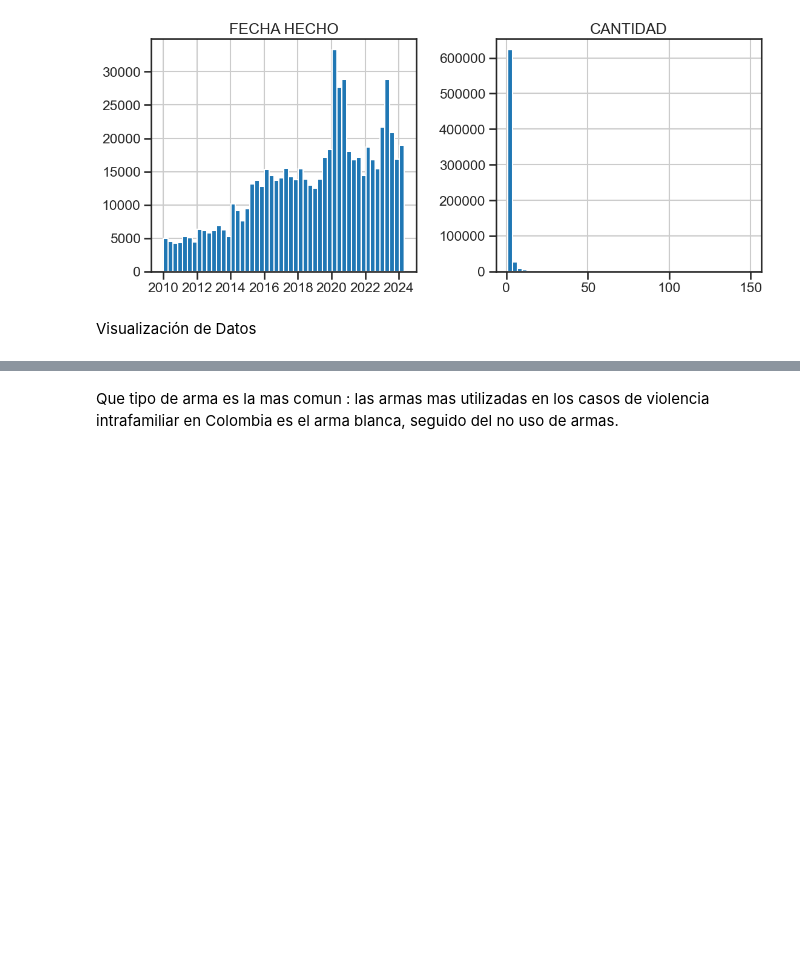
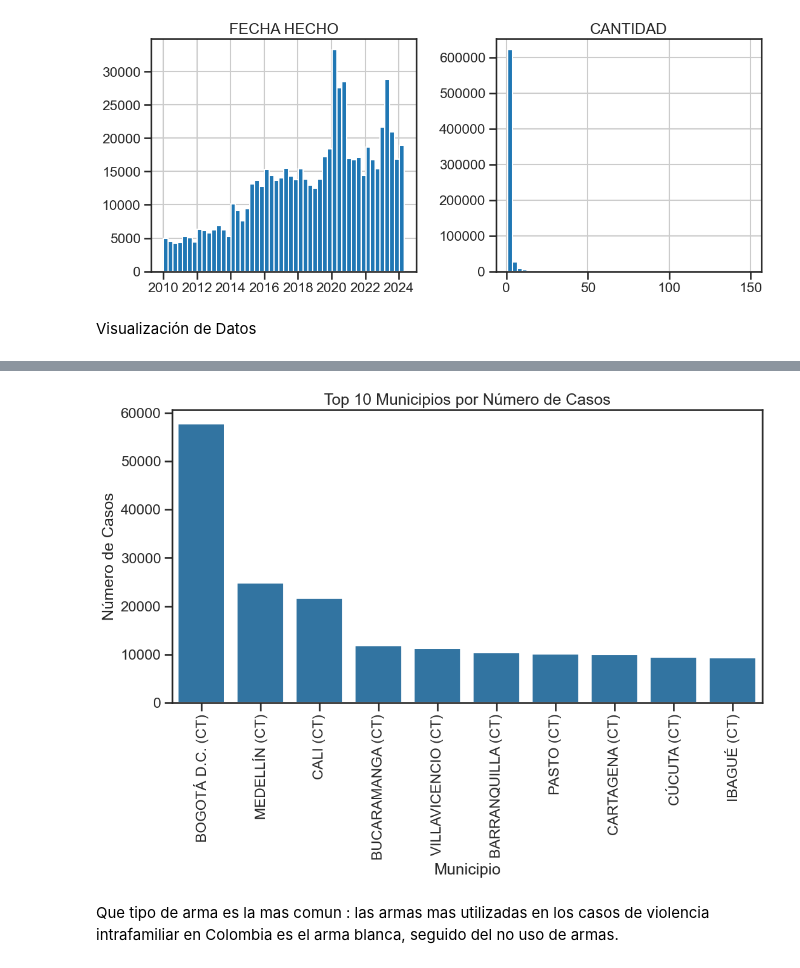
Before and after one commit to VictorAlexanderM/Analitica_datos, a Jupyter notebook: Analisis_AS.ipynb, the cells around one changed output, grey strips where cells are left out. Cells and saved outputs as stored; diff of their text form; code cells hidden in the pictures; blank space fills up the shorter version.

```diff
--- a/Analisis_AS.ipynb
+++ b/Analisis_AS.ipynb
@@ -143,3 +263,16 @@ tabla_departamento.sort_values(by='CANTIDAD', ascending=False)
+# %%
+count_municipio = df['MUNICIPIO'].value_counts()
+top_10 = count_municipio.nlargest(10)
+
+plt.figure(figsize=(12, 6))
+ax = sns.barplot(x=top_10.index, y=top_10.values)
+ax.set_title('Top 10 Municipios por Número de Casos')
+ax.set_xlabel('Municipio')
+ax.set_ylabel('Número de Casos')
+plt.xticks(rotation=90)
+plt.show()
+# %% [output]
+[figure, added]
 # %% [markdown]
 Que tipo de arma es la mas comun : las armas mas utilizadas en los casos de violencia intrafamiliar en Colombia es el arma blanca, seguido del no uso de armas.
 # %%
```
Also changed, not shown: parts of 23 cells of this notebook, 6 other files.
